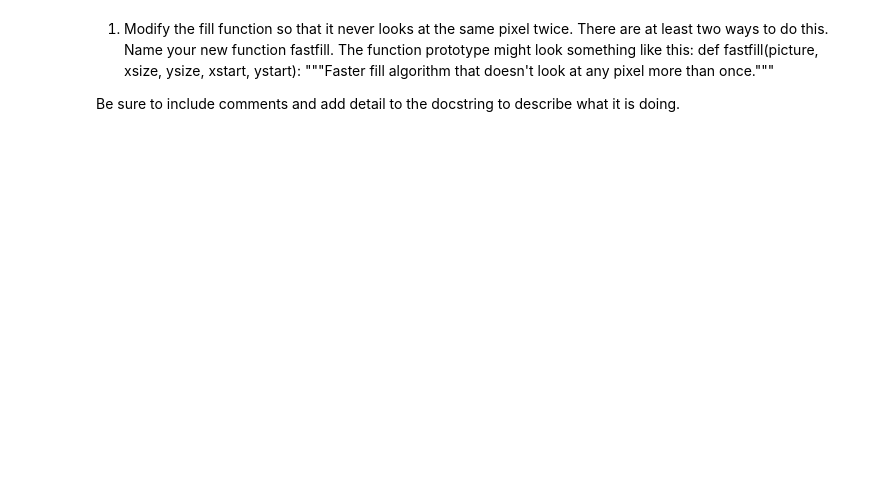
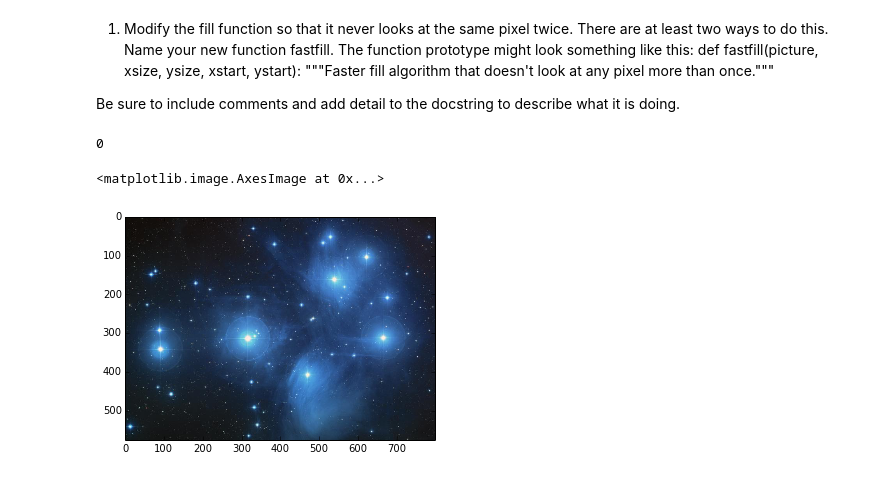
Before and after one commit to jpizagui/PHYS202-S14, a Jupyter notebook: DataIO/CountingStarsExercises.ipynb, the cells around one changed output. Saved outputs shown, nothing was run; the diff lists cells and outputs as text; code cells hidden in the pictures; blank space fills up the shorter version.

```diff
--- a/DataIO/CountingStarsExercises.ipynb
+++ b/DataIO/CountingStarsExercises.ipynb
@@ -37,3 +45,26 @@ def fillrec(picture, xsize, ysize, x, y):
     if y < (ysize-1) and ((x,y+1) not in checked):
         checked.append((x,y+1))
         fillrec(picture, xsize, ysize, x, y+1)
+# %%
+BLACK = (0,0,0)
+RED = (255,0,0)
+def count(picture):
+    """scan the image top to bottom and left to right using a nested loop.
+    when black pixel is found, increment the count, then call the fill
+    function to fill in all the pixels connected to that one."""
+    xsize, ysize = picture.size
+    temp = picture.load()
+    result = 0
+    for x in range(xsize):
+        for y in range(ysize):
+            if temp[x,y] == BLACK:
+                result += 1
+                fillrec(temp,xsize,ysize,x,y)
+    return result
+
+print count(pic)
+plt.imshow(pic)
+# %% [output]
+0
+<matplotlib.image.AxesImage at 0x...>
+[figure, added]
```
Also changed, not shown: parts of 1 cell of this notebook, 4 other files.
